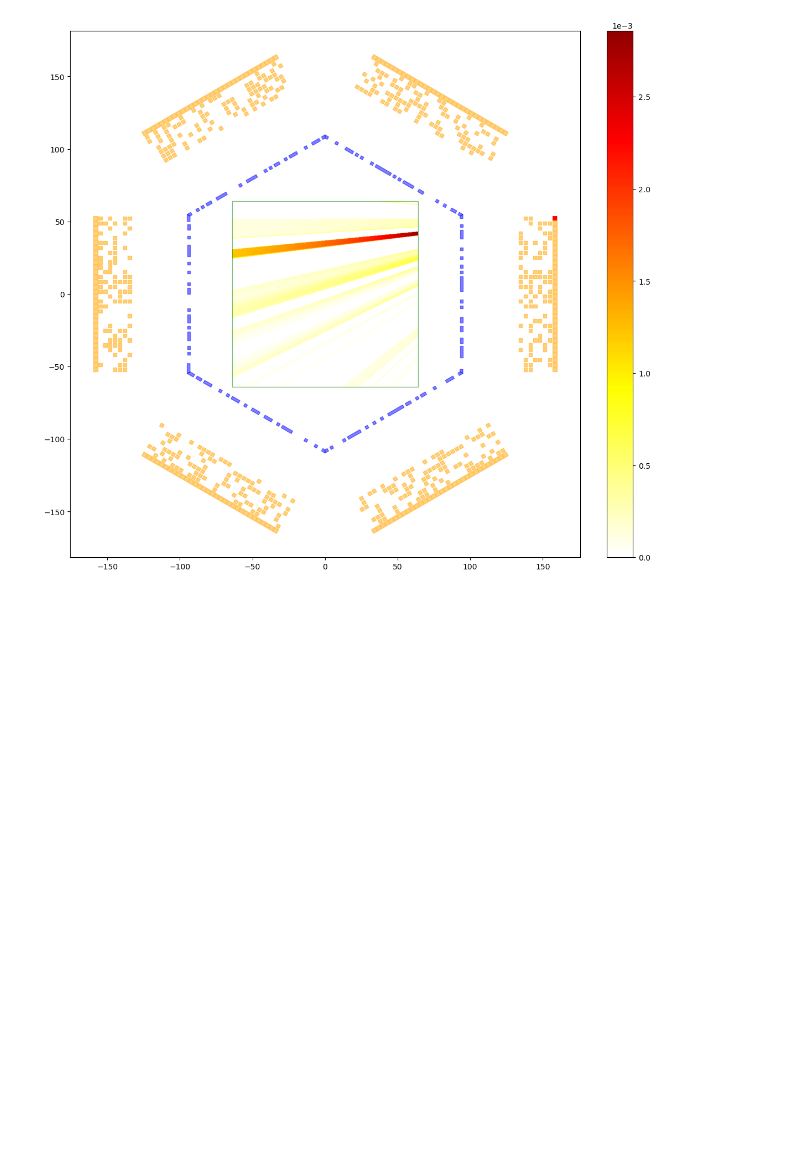
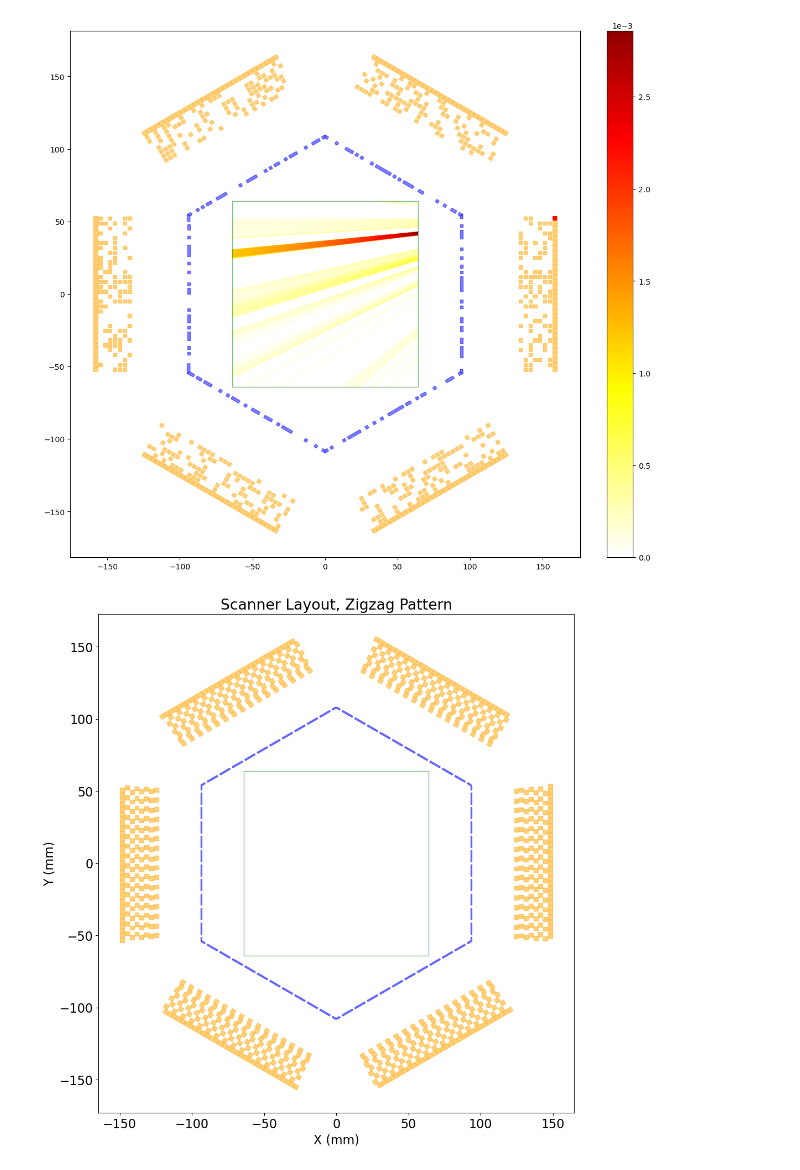
Before and after one commit to Siddharthm10/pymatana, a Jupyter notebook: ppdf-analysis/beam-analysis/exam_layout_ppdf.ipynb, the cells around one changed output. Cells and saved outputs as stored; diff of their text form; code cells hidden in the pictures; blank space fills up the shorter version.

```diff
--- a/ppdf-analysis/beam-analysis/exam_layout_ppdf.ipynb
+++ b/ppdf-analysis/beam-analysis/exam_layout_ppdf.ipynb
@@ -96,0 +137,28 @@ selected_detector_unit_polygon_collection = plot_polygons_from_vertices_mpl(
+# %%
+
+
+fig, ax = plt.subplots(figsize=(10, 10), layout="constrained")
+plt.rcParams["font.size"] = 16
+# print(ppdfs.shape,"512 x 512 =", 512 * 512)
+# Plot the ppdfs
+
+# Plot the scanner layout
+scanner_polygon_collection_dict = plot_scanner_from_vertices_2d_mpl(
+    plates_vertices,
+    detector_units_vertices,
+    ax=ax,
+    fov_dict=fov_dict,
+)
+ax.set_aspect("equal")
+ax.set_xlabel("X (mm)")
+ax.set_ylabel("Y (mm)")
+ax.set_title("Scanner Layout, Zigzag Pattern")
+fig.savefig(
+    os.path.join(
+        "plots",
+        f"scanner_layout_zigzag.png",
+    ),
+    dpi=300,
+)
+# %% [output]
+[figure, added]
```
Also changed, not shown: parts of 3 cells of this notebook, 10 other files.
